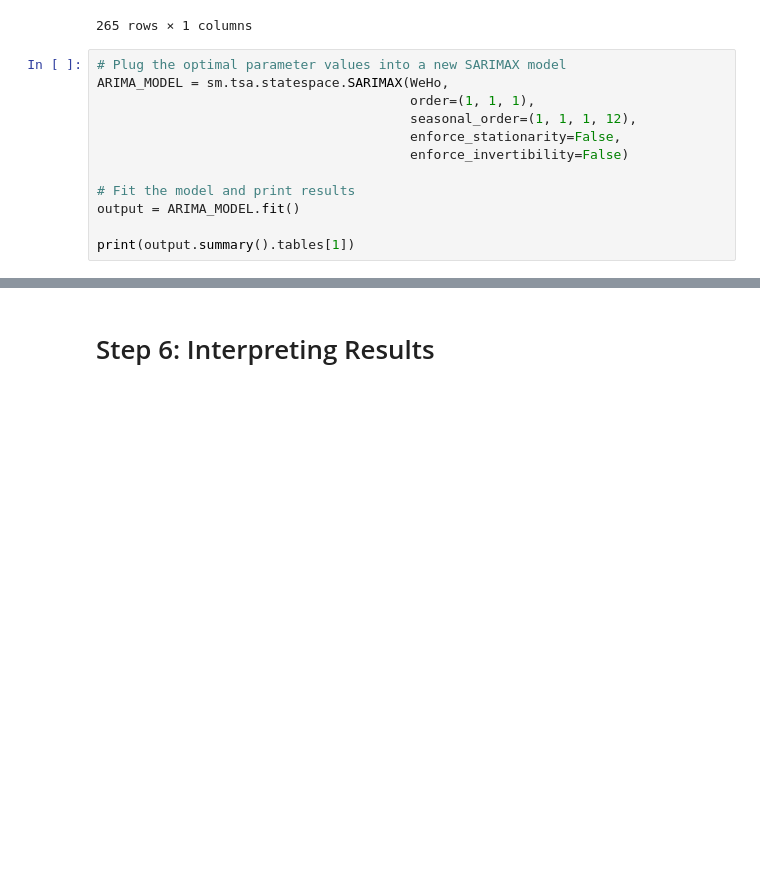
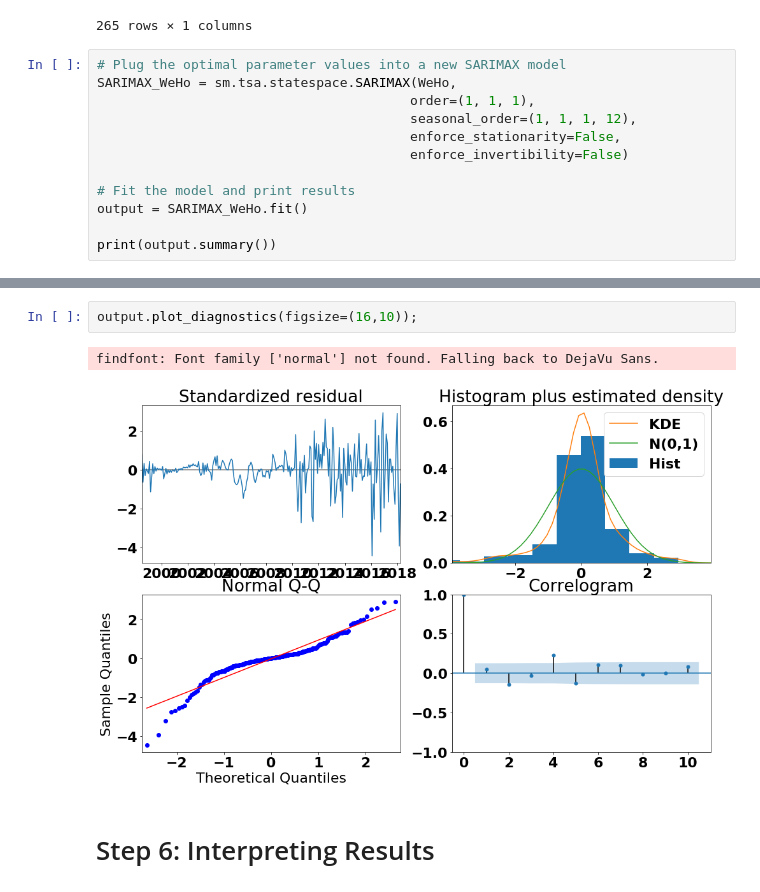
Before and after one commit to JessicaFB/Apple-vs-Android-Twitter-NLP, a Jupyter notebook: starter_notebook.ipynb, the cells around one changed output, grey strips where cells are left out. Drawn from its saved outputs; the diff is of its cells as text; blank space fills up the shorter version.

Commit message:
Ploted output diagnostics for WeHo SARIMAX model.

```diff
--- a/starter_notebook.ipynb
+++ b/starter_notebook.ipynb
@@ -251,14 +251,14 @@ WeHo
 265 rows × 1 columns
 # %%
 # Plug the optimal parameter values into a new SARIMAX model
-ARIMA_MODEL = sm.tsa.statespace.SARIMAX(WeHo,
+SARIMAX_WeHo = sm.tsa.statespace.SARIMAX(WeHo,
                                         order=(1, 1, 1),
                                         seasonal_order=(1, 1, 1, 12),
                                         enforce_stationarity=False,
                                         enforce_invertibility=False)
 
 # Fit the model and print results
-output = ARIMA_MODEL.fit()
+output = SARIMAX_WeHo.fit()
 
-print(output.summary().tables[1])
+print(output.summary())
 # %% [output]
@@ -274,2 +282,7 @@ sigma2      1.594e+07   1.33e-09    1.2e+16      0.000    1.59e+07    1.59e+07
+# %%
+output.plot_diagnostics(figsize=(16,10));
+# %% [output]
+findfont: Font family ['normal'] not found. Falling back to DejaVu Sans.
+[figure, added]
 # %% [markdown]
 # Step 6: Interpreting Results
```
Also changed, not shown: parts of 1 cell of this notebook.
